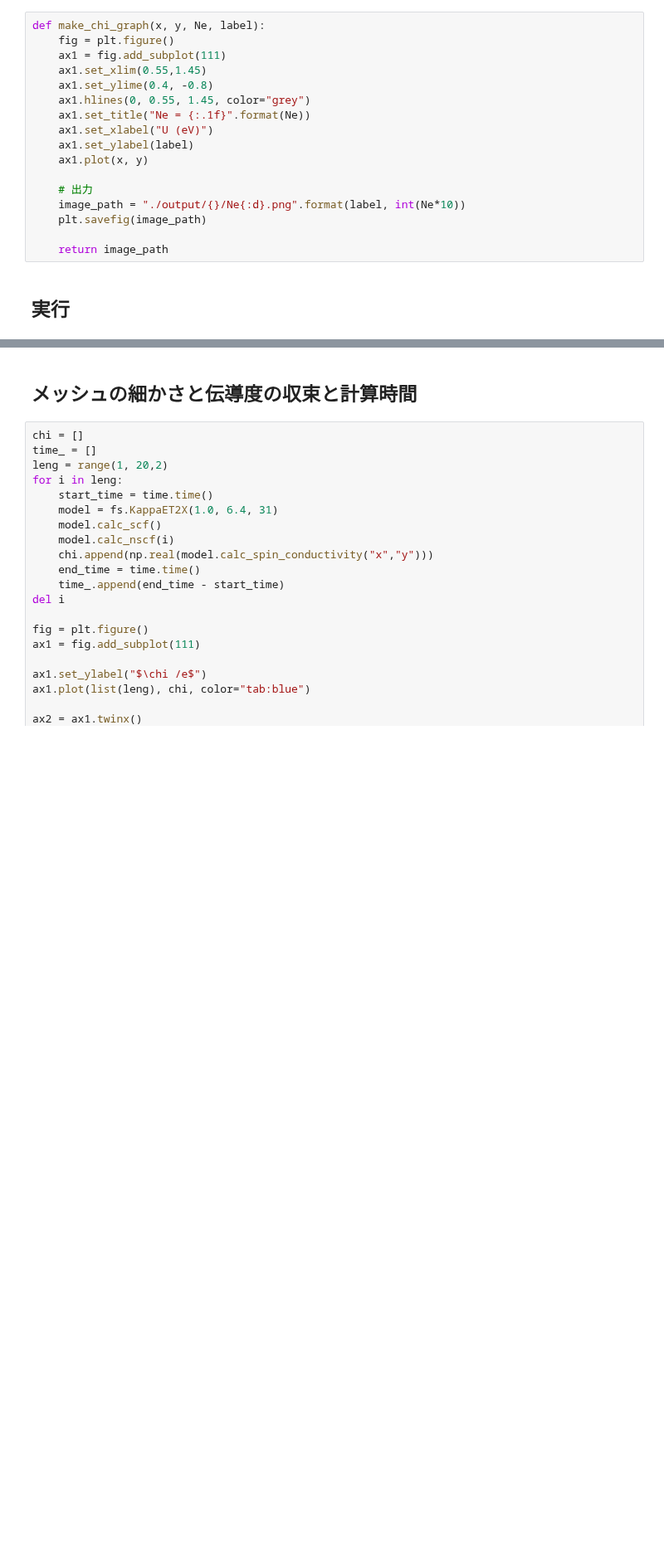
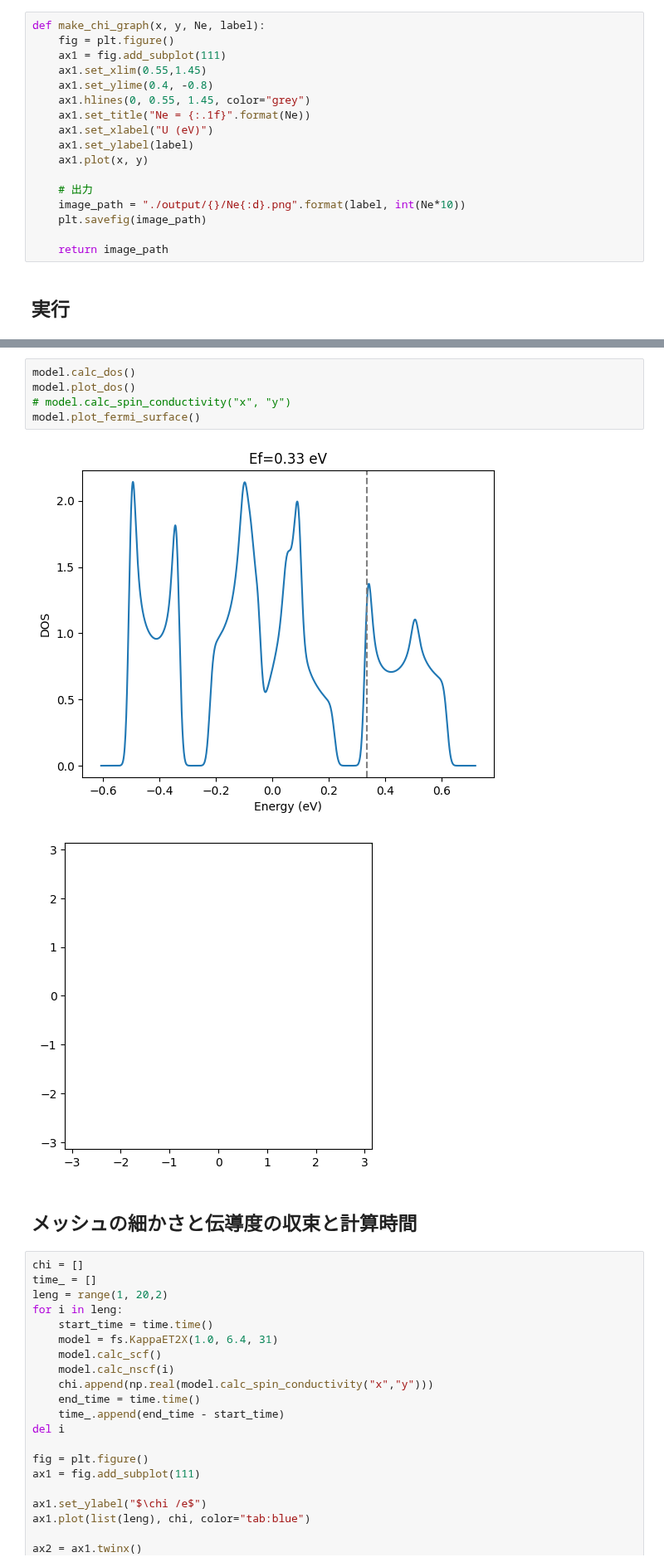
Before and after one commit to xiang-gong3944/----, a Jupyter notebook: 2024_09_25_AlterMagnet1/kappaET2_band_py.ipynb, the cells around one changed output, grey strips where cells are left out. Shown at 83% size. Drawn from its saved outputs; the diff is of its cells as text; blank space fills up the shorter version.

```diff
--- a/2024_09_25_AlterMagnet1/kappaET2_band_py.ipynb
+++ b/2024_09_25_AlterMagnet1/kappaET2_band_py.ipynb
@@ -506,3 +512,11 @@ model.plot_fermi_surface()
+# %%
+model.calc_dos()
+model.plot_dos()
+# model.calc_spin_conductivity("x", "y")
+model.plot_fermi_surface()
+# %% [output]
+[figure, added]
+[figure, added]
 # %% [markdown]
 ## メッシュの細かさと伝導度の収束と計算時間
 # %%
```
Also changed, not shown: parts of 3 cells of this notebook, 14 other files.
